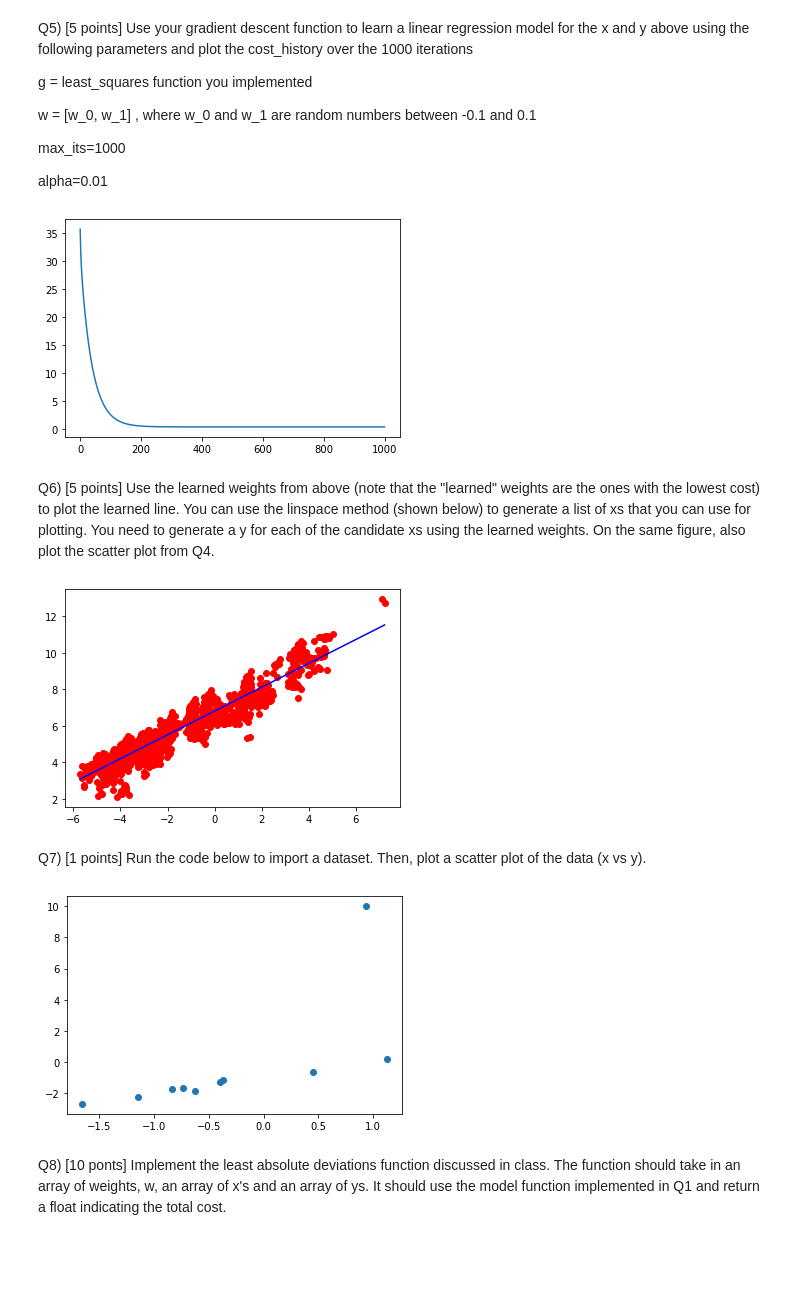
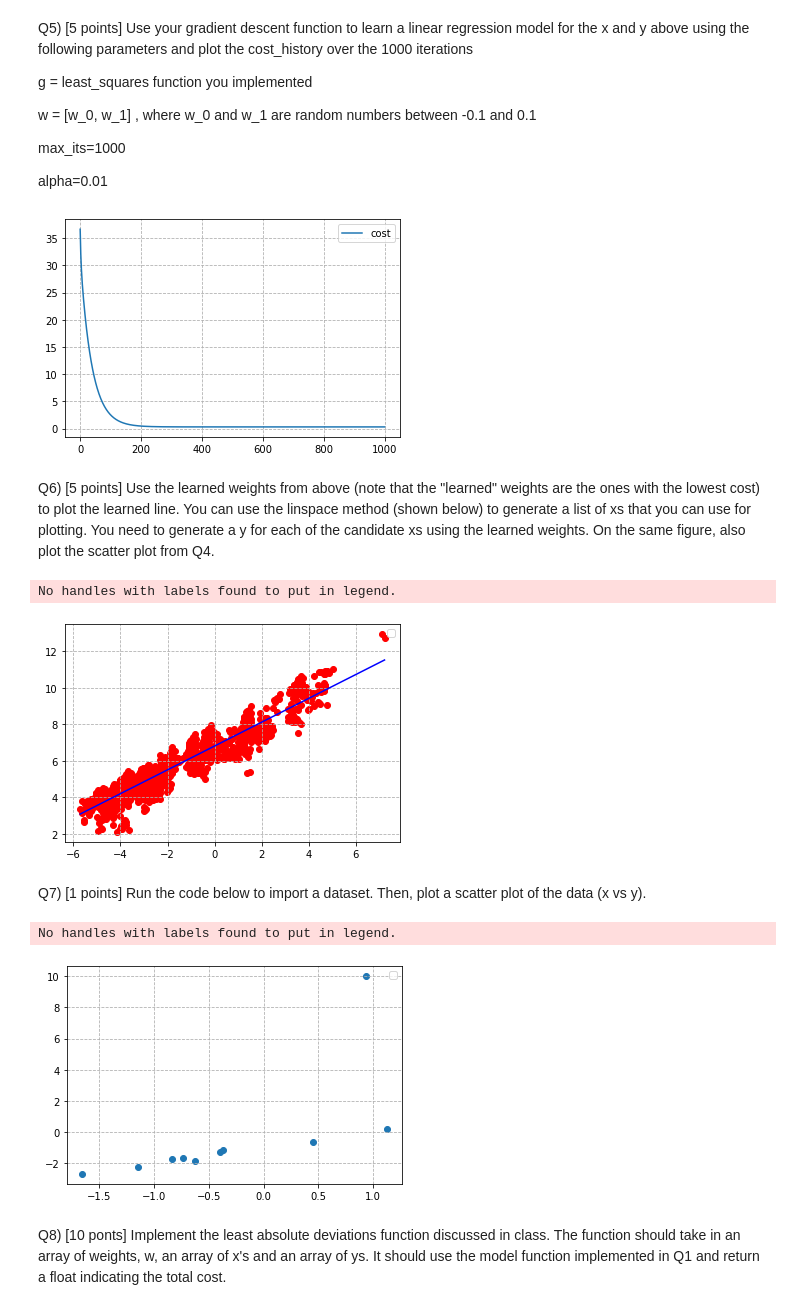
Before and after one commit to lostflux/machine-learning, a Jupyter notebook: HW2/HW2.ipynb, the cells around one changed output. Drawn from its saved outputs; the diff is of its cells as text; code cells hidden in the pictures; blank space fills up the shorter version.

```diff
--- a/HW2/HW2.ipynb
+++ b/HW2/HW2.ipynb
@@ -109,21 +110,28 @@ max_its=1000
 alpha=0.01
 # %%
 weights, costs = gradient_descent(least_squares, 0.01, 1000, np.random.uniform(-0.1, 0.1, 2), x, y)
-# print(f"{ weights[-1] = },\n{ costs[-1] = }")
-plt.plot(list(range(len(costs))), costs)
+plt.plot(list(range(len(costs))), costs, label="cost")
+plt.grid(linestyle="--")
+
+plt.legend(loc="upper right")
 plt.show()
 # %% [output]
-[figure, old version]
+[figure, new version]
 # %% [markdown]
 Q6) [5 points] Use the learned weights from above (note that the "learned" weights are the ones with the lowest cost) to plot the learned line. You can use the linspace method (shown below) to generate a list of xs that you can use for plotting. You need to generate a y for each of the candidate xs using the learned weights. On the same figure, also plot the scatter plot from Q4.
 # %%
 s = np.linspace(np.min(x),np.max(x))
 ys = model(s, weights[-1])
 plt.scatter(x, y, color='red')
+plt.grid(linestyle="--")
+
+plt.legend(loc="upper right")
 plt.plot(s, ys, color='blue')
+
 plt.show()
 # %% [output]
+No handles with labels found to put in legend.
-[figure, old version]
+[figure, new version]
 # %% [markdown]
 Q7) [1 points]  Run the code below to import a dataset. Then, plot a scatter plot of the data (x vs y).
 # %%
@@ -133,9 +141,13 @@ x = data[:-1,:]
 y = data[-1:,:]
 
 plt.scatter(x, y)
+plt.grid(linestyle="--")
+
+plt.legend(loc="upper right")
 plt.show()
 # %% [output]
+No handles with labels found to put in legend.
-[figure, old version]
+[figure, new version]
 # %% [markdown]
 Q8) [10 ponts] Implement the least absolute deviations function discussed in class. The function should take in an array of weights, w, an array of x's and an array of ys. It should use the model function implemented in Q1  and return a float indicating the total cost.
 # %%
```
Also changed, not shown: parts of 6 cells of this notebook.
